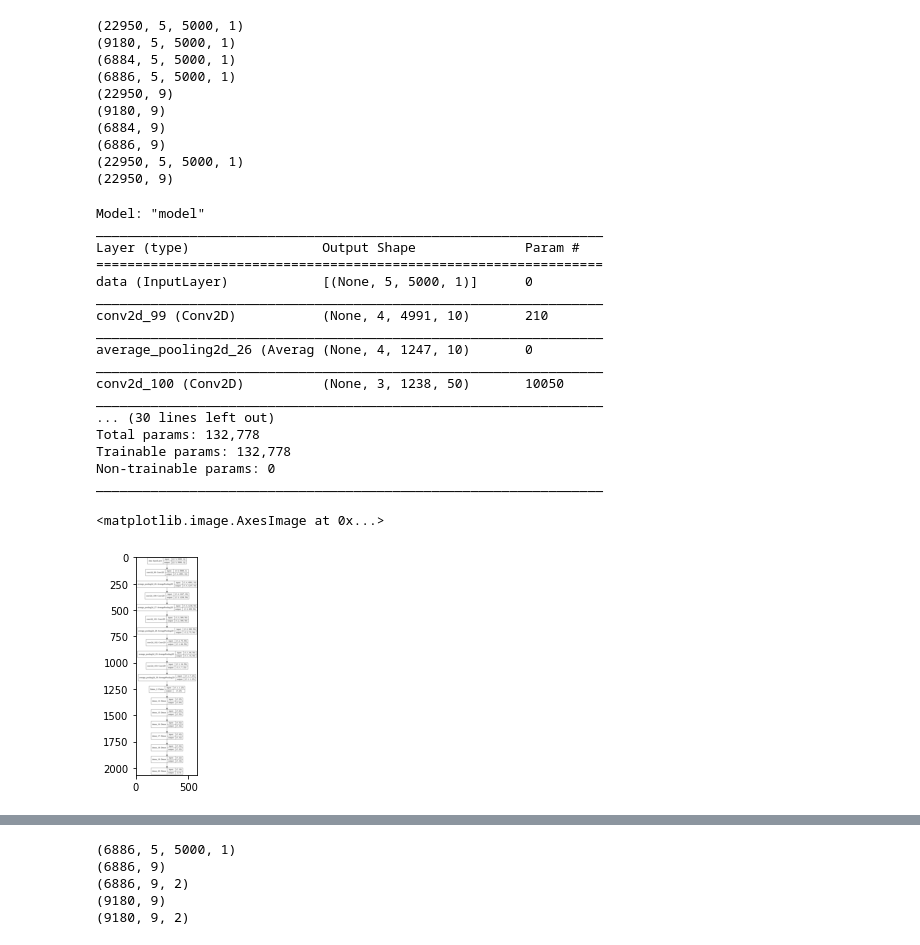
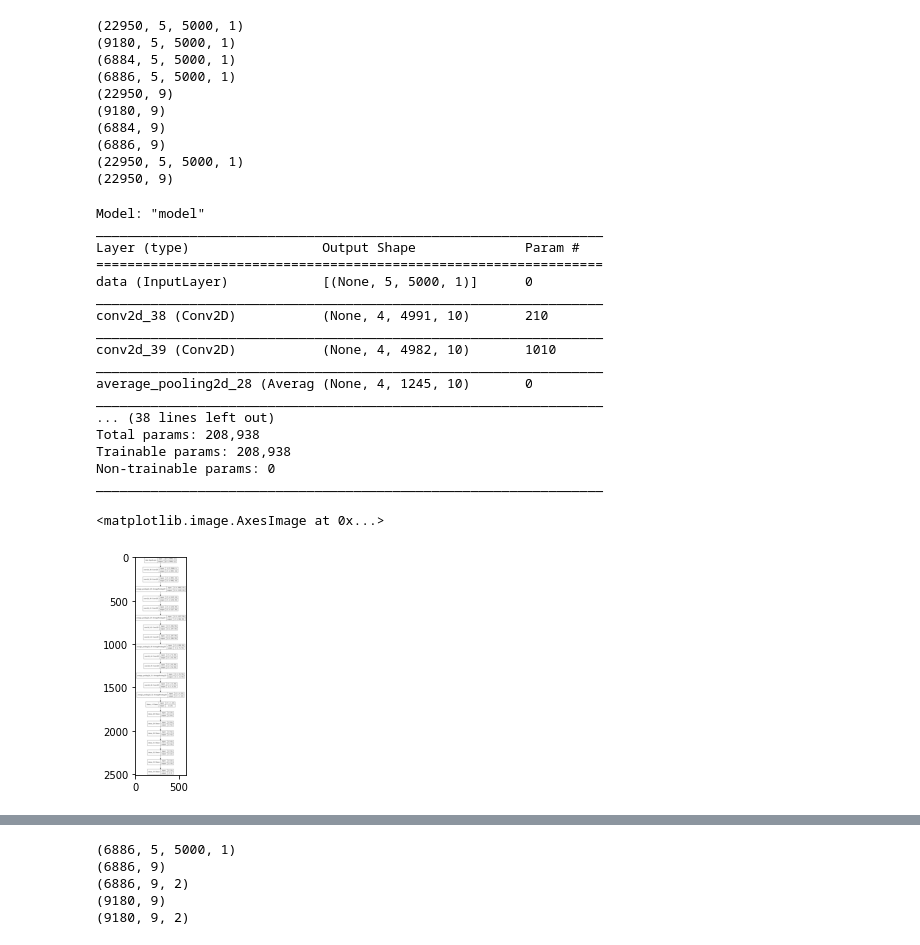
Before and after one commit to Ashraf-Saleh/Fault-Detect, a Jupyter notebook: Fault_Detect.ipynb, the cells around one changed output, grey strips where cells are left out. Saved outputs shown, nothing was run; the diff lists cells and outputs as text; code cells hidden in the pictures.

Commit message:
Averagepooling (3)

```diff
--- a/Fault_Detect.ipynb
+++ b/Fault_Detect.ipynb
@@ -67,15 +67,19 @@ print(Data_Y.shape)
 inputs = keras.Input(shape = (Train_X.shape[1], Train_X.shape[2], Train_X.shape[3]), name="data")
 
 x = layers.Conv2D(filters = 10, kernel_size = (2, 10),strides=(1, 1), activation = "relu") (inputs)
+x = layers.Conv2D(filters = 10, kernel_size = (1, 10),strides=(1, 1), activation = "relu") (x)
 x = layers.AveragePooling2D(pool_size = (1,4)) (x)
 x = layers.Conv2D(filters = 50, kernel_size = (2,10),strides = (1, 1),padding = 'valid', activation='relu') (x)
+x = layers.Conv2D(filters = 50, kernel_size = (1,10),strides = (1, 1),padding = 'valid', activation='relu') (x)
 x = layers.AveragePooling2D(pool_size = (1,4)) (x)
 x = layers.Conv2D(filters = 50,kernel_size= (2, 10),strides = (1, 1), activation="relu")(x)
+x = layers.Conv2D(filters = 50,kernel_size= (1, 10),strides = (1, 1), activation="relu")(x)
 x = layers.AveragePooling2D(pool_size = (1,4))(x)
 x = layers.Conv2D(filters = 50,kernel_size= (2, 10),strides = (1, 1), activation="relu")(x)
+x = layers.Conv2D(filters = 50,kernel_size= (1, 10),strides = (1, 1), activation="relu")(x)
 x = layers.AveragePooling2D(pool_size = (1,4))(x)
 x = layers.Conv2D(filters = 25,kernel_size= (1, 10),strides = (1, 1), activation="relu")(x)
-x = layers.AveragePooling2D(pool_size = (1,6))(x)
+x = layers.AveragePooling2D(pool_size = (1,4))(x)
 x = layers.Flatten()(x)
 #x = layers.Conv2D(filters = 21, kernel_size = (3, 100), activation='relu') (x)
 #block_1_output = layers.MaxPooling2D(pool_size = (1,4)) (x)
@@ -114,40 +118,40 @@ x = layers.Dense(22, activation="relu")(x)
 #x = layers.Dense(16, activation="relu")(block_4_output)
 #x = layers.Dense(16, activation="relu")(x)
 x = layers.Dense(16, activation="relu")(x)
 #block_5_output = layers.add([x, block_4_output])
 
 #x = block_5_output
 #x = layers.Dropout(0.5)(x)
 outputs = layers.Dense(Train_Y.shape[1], activation='softmax')(x)
 
 
 model = keras.Model(inputs, outputs, name="model")
 
 model.compile(optimizer='adam', loss='CategoricalCrossentropy', metrics=['accuracy'])
 
 model.summary()
 plot_model(model, to_file='/content/drive/My Drive/Colab_Data/Fault_Detect/model.png',show_shapes=True)
 plt.imshow(mpimg.imread('/content/drive/My Drive/Colab_Data/Fault_Detect/model.png'))
 # %% [output]
 Model: "model"
 _________________________________________________________________
 Layer (type)                 Output Shape              Param #
 =================================================================
 data (InputLayer)            [(None, 5, 5000, 1)]      0
 _________________________________________________________________
-conv2d_99 (Conv2D)           (None, 4, 4991, 10)       210
+conv2d_38 (Conv2D)           (None, 4, 4991, 10)       210
 _________________________________________________________________
-average_pooling2d_26 (Averag (None, 4, 1247, 10)       0
+conv2d_39 (Conv2D)           (None, 4, 4982, 10)       1010
 _________________________________________________________________
-conv2d_100 (Conv2D)          (None, 3, 1238, 50)       10050
+average_pooling2d_28 (Averag (None, 4, 1245, 10)       0
 _________________________________________________________________
-... (30 lines left out)
-Total params: 132,778
-Trainable params: 132,778
+... (38 lines left out)
+Total params: 208,938
+Trainable params: 208,938
 Non-trainable params: 0
 _________________________________________________________________
 <matplotlib.image.AxesImage at 0x...>
-[figure, old version]
+[figure, new version]
 # %%
 history = model.fit(Train_X, Train_Y, epochs=200,batch_size = 200, verbose=2, validation_data=(Vald_X,Vald_Y))
 # %% [output]
```
Also changed, not shown: parts of 4 cells of this notebook.
